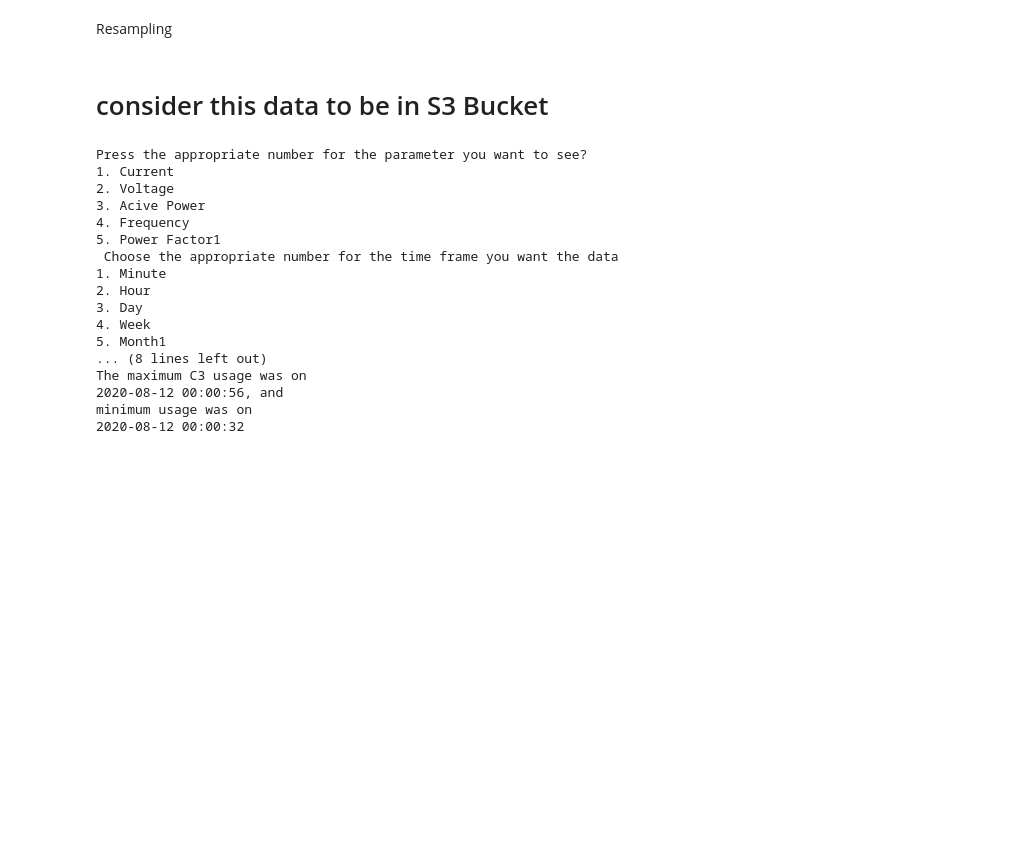
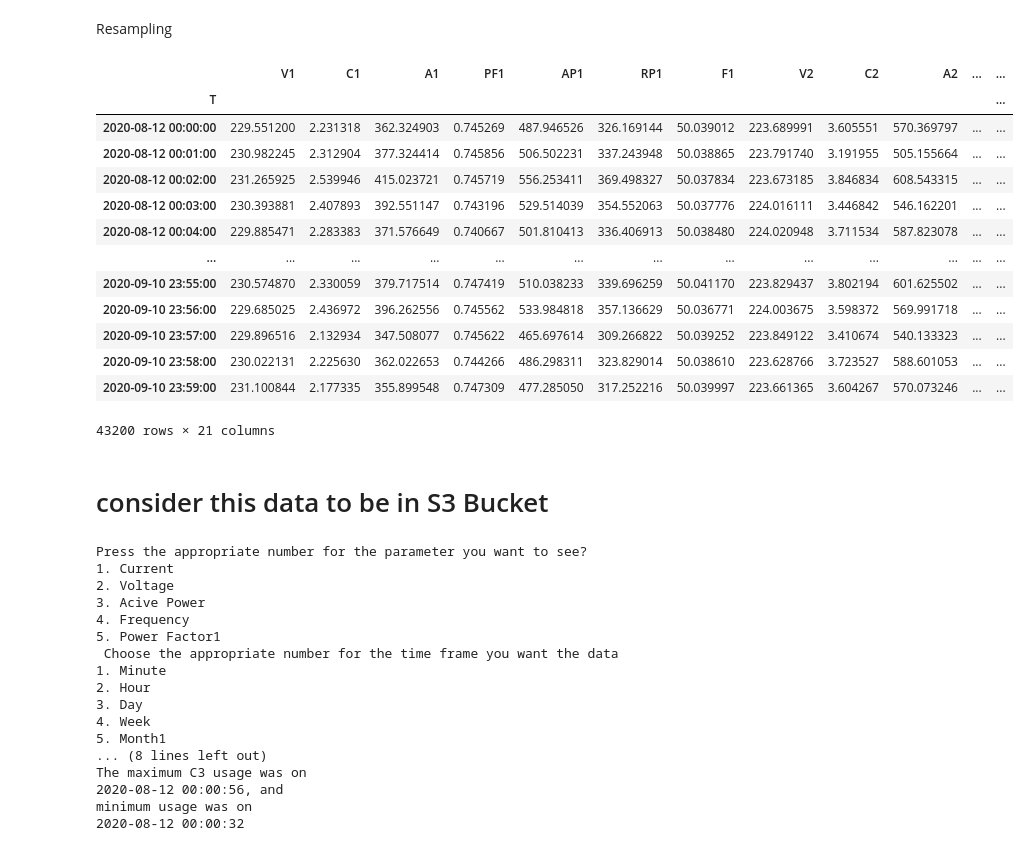
Before and after one commit to caxefaizan/S3_bucket_manipulation, a Jupyter notebook: Complete scenario.ipynb, the cells around one changed output. Cells and saved outputs as stored; diff of their text form; code cells hidden in the pictures; blank space fills up the shorter version.

```diff
--- a/Complete scenario.ipynb
+++ b/Complete scenario.ipynb
@@ -94,6 +110,22 @@ df = df.set_index('T')
 Resampling
 # %%
 df_m = df.resample('min').mean()
+df_m
+# %% [output]
+|  | V1 | C1 | A1 | PF1 | AP1 | RP1 | F1 | V2 | C2 | A2 | ... | ... |
+| T |  |  |  |  |  |  |  |  |  |  |  | ... |
+| 2020-08-12 00:00:00 | 229.551200 | 2.231318 | 362.324903 | 0.745269 | 487.946526 | 326.169144 | 50.039012 | 223.689991 | 3.605551 | 570.369797 | ... | ... |
+| 2020-08-12 00:01:00 | 230.982245 | 2.312904 | 377.324414 | 0.745856 | 506.502231 | 337.243948 | 50.038865 | 223.791740 | 3.191955 | 505.155664 | ... | ... |
+| 2020-08-12 00:02:00 | 231.265925 | 2.539946 | 415.023721 | 0.745719 | 556.253411 | 369.498327 | 50.037834 | 223.673185 | 3.846834 | 608.543315 | ... | ... |
+| 2020-08-12 00:03:00 | 230.393881 | 2.407893 | 392.551147 | 0.743196 | 529.514039 | 354.552063 | 50.037776 | 224.016111 | 3.446842 | 546.162201 | ... | ... |
+| 2020-08-12 00:04:00 | 229.885471 | 2.283383 | 371.576649 | 0.740667 | 501.810413 | 336.406913 | 50.038480 | 224.020948 | 3.711534 | 587.823078 | ... | ... |
+| ... | ... | ... | ... | ... | ... | ... | ... | ... | ... | ... | ... | ... |
+| 2020-09-10 23:55:00 | 230.574870 | 2.330059 | 379.717514 | 0.747419 | 510.038233 | 339.696259 | 50.041170 | 223.829437 | 3.802194 | 601.625502 | ... | ... |
+| 2020-09-10 23:56:00 | 229.685025 | 2.436972 | 396.262556 | 0.745562 | 533.984818 | 357.136629 | 50.036771 | 224.003675 | 3.598372 | 569.991718 | ... | ... |
+| 2020-09-10 23:57:00 | 229.896516 | 2.132934 | 347.508077 | 0.745622 | 465.697614 | 309.266822 | 50.039252 | 223.849122 | 3.410674 | 540.133323 | ... | ... |
+| 2020-09-10 23:58:00 | 230.022131 | 2.225630 | 362.022653 | 0.744266 | 486.298311 | 323.829014 | 50.038610 | 223.628766 | 3.723527 | 588.601053 | ... | ... |
+| 2020-09-10 23:59:00 | 231.100844 | 2.177335 | 355.899548 | 0.747309 | 477.285050 | 317.252216 | 50.039997 | 223.661365 | 3.604267 | 570.073246 | ... | ... |
+43200 rows × 21 columns
 # %%
 df_h = df.resample('H').mean()
 # %%
```
Also changed, not shown: parts of 1 cell of this notebook, 3 other files.
